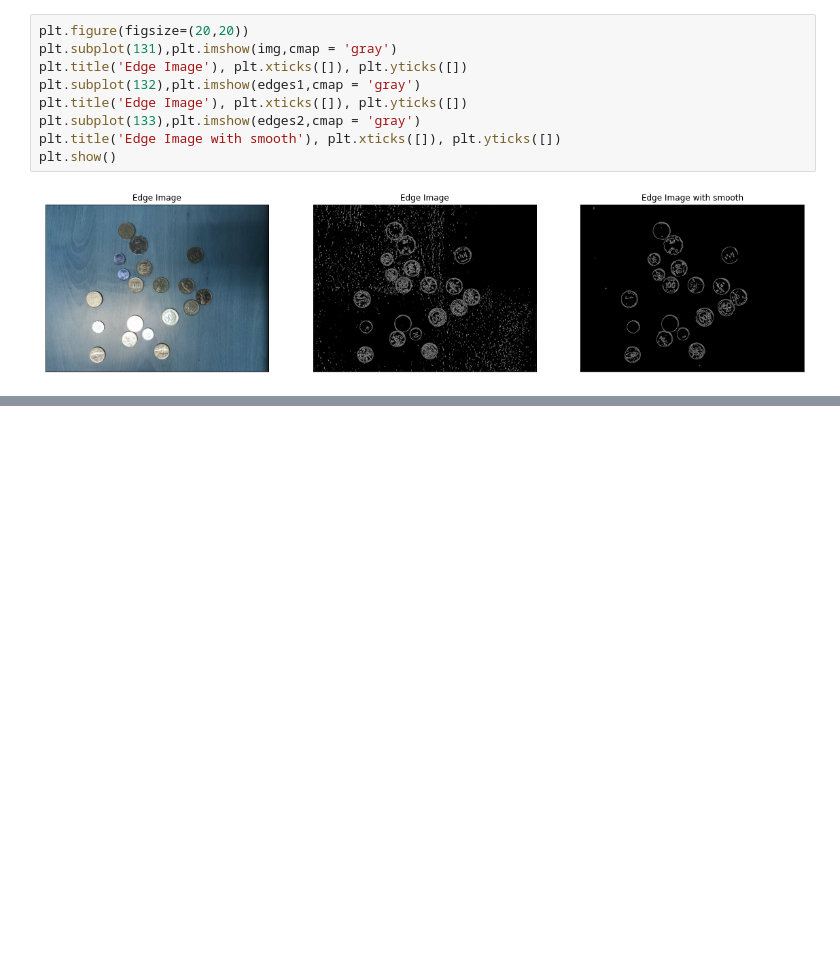
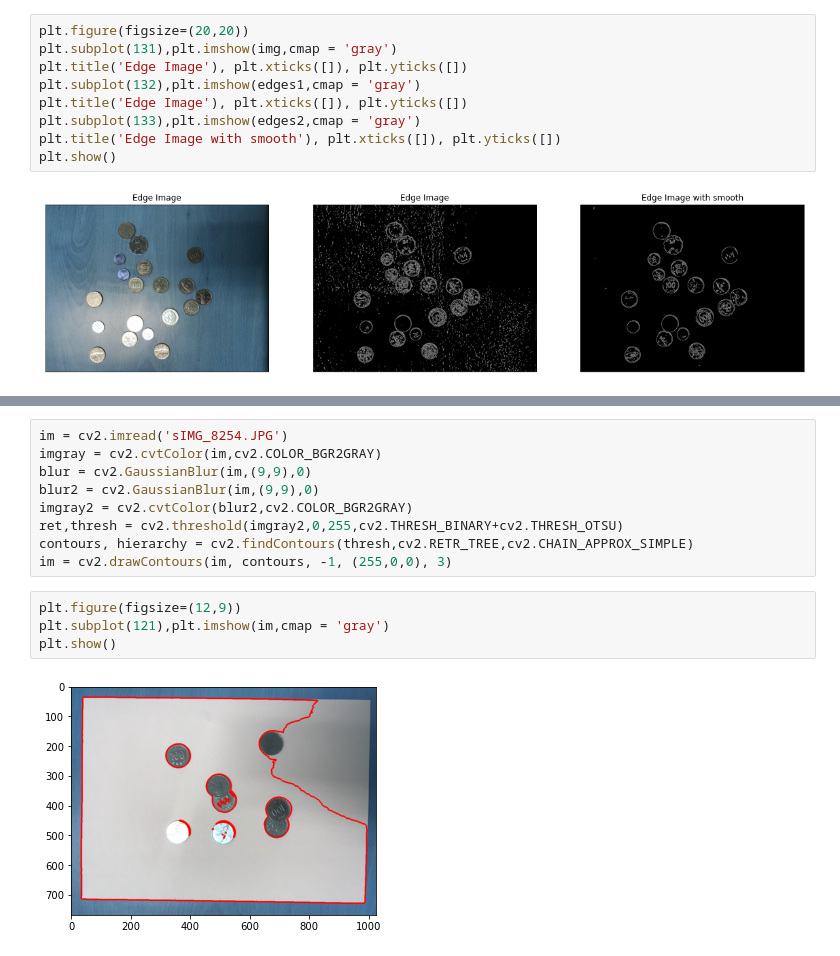
Before and after one commit to QinZiJie96/Digital-Image-Processing-2021---OpenCV-Python, a Jupyter notebook: Homework5/Canny edge detection.ipynb, the cells around one changed output, grey strips where cells are left out. Cells and saved outputs as stored; diff of their text form; blank space fills up the shorter version.

```diff
--- a/Homework5/Canny edge detection.ipynb
+++ b/Homework5/Canny edge detection.ipynb
@@ -70,0 +105,15 @@ plt.show()
+# %%
+im = cv2.imread('sIMG_8254.JPG')
+imgray = cv2.cvtColor(im,cv2.COLOR_BGR2GRAY)
+blur = cv2.GaussianBlur(im,(9,9),0)
+blur2 = cv2.GaussianBlur(im,(9,9),0)
+imgray2 = cv2.cvtColor(blur2,cv2.COLOR_BGR2GRAY)
+ret,thresh = cv2.threshold(imgray2,0,255,cv2.THRESH_BINARY+cv2.THRESH_OTSU)
+contours, hierarchy = cv2.findContours(thresh,cv2.RETR_TREE,cv2.CHAIN_APPROX_SIMPLE)
+im = cv2.drawContours(im, contours, -1, (255,0,0), 3)
+# %%
+plt.figure(figsize=(12,9))
+plt.subplot(121),plt.imshow(im,cmap = 'gray')
+plt.show()
+# %% [output]
+[figure, added]
```
Also changed, not shown: parts of 6 cells of this notebook.
